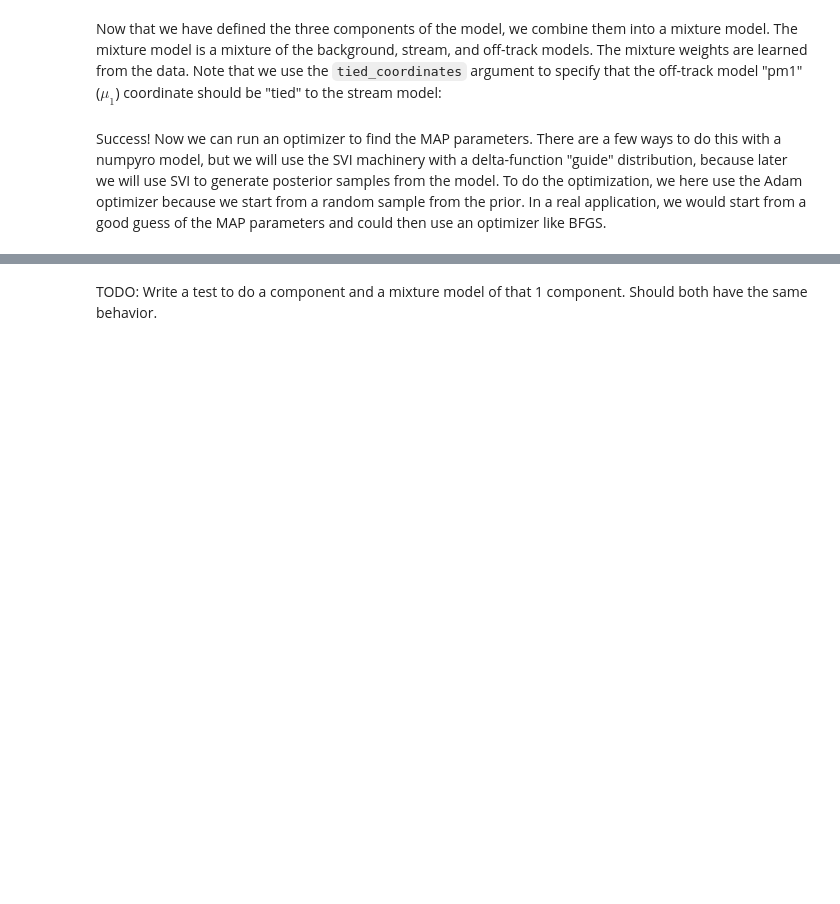
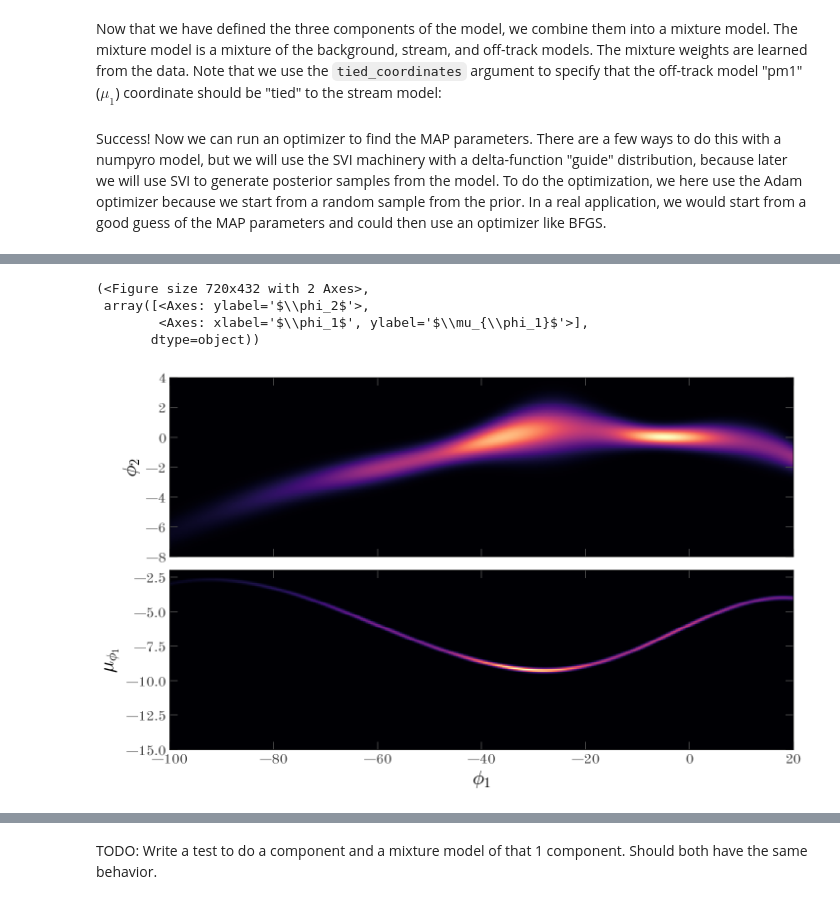
Before and after one commit to stellarstreams/stream-membership, a Jupyter notebook: notebooks/Tutorial-stream-offtrack-background.ipynb, the cells around one changed output, grey strips where cells are left out. Drawn from its saved outputs; the diff is of its cells as text; code cells hidden in the pictures; blank space fills up the shorter version.

```diff
--- a/notebooks/Tutorial-stream-offtrack-background.ipynb
+++ b/notebooks/Tutorial-stream-offtrack-background.ipynb
@@ -386,0 +438,3 @@ Success! Now we can run an optimizer to find the MAP parameters. There are a few
+# %%
+MAP_p_exp = stream_model.expand_numpyro_params(MAP_p, skip_invalid=True)
+MAP_p_exp
@@ -386,0 +461,8 @@ Success! Now we can run an optimizer to find the MAP parameters. There are a few
+# %%
+mm["stream"].plot_model_projections(MAP_p_exp, plot_grids)
+# %% [output]
+(<Figure size 720x432 with 2 Axes>,
+ array([<Axes: ylabel='$\\phi_2$'>,
+        <Axes: xlabel='$\\phi_1$', ylabel='$\\mu_{\\phi_1}$'>],
+       dtype=object))
+[figure, added]
```
Also changed, not shown: parts of 21 cells of this notebook, 2 other files.
